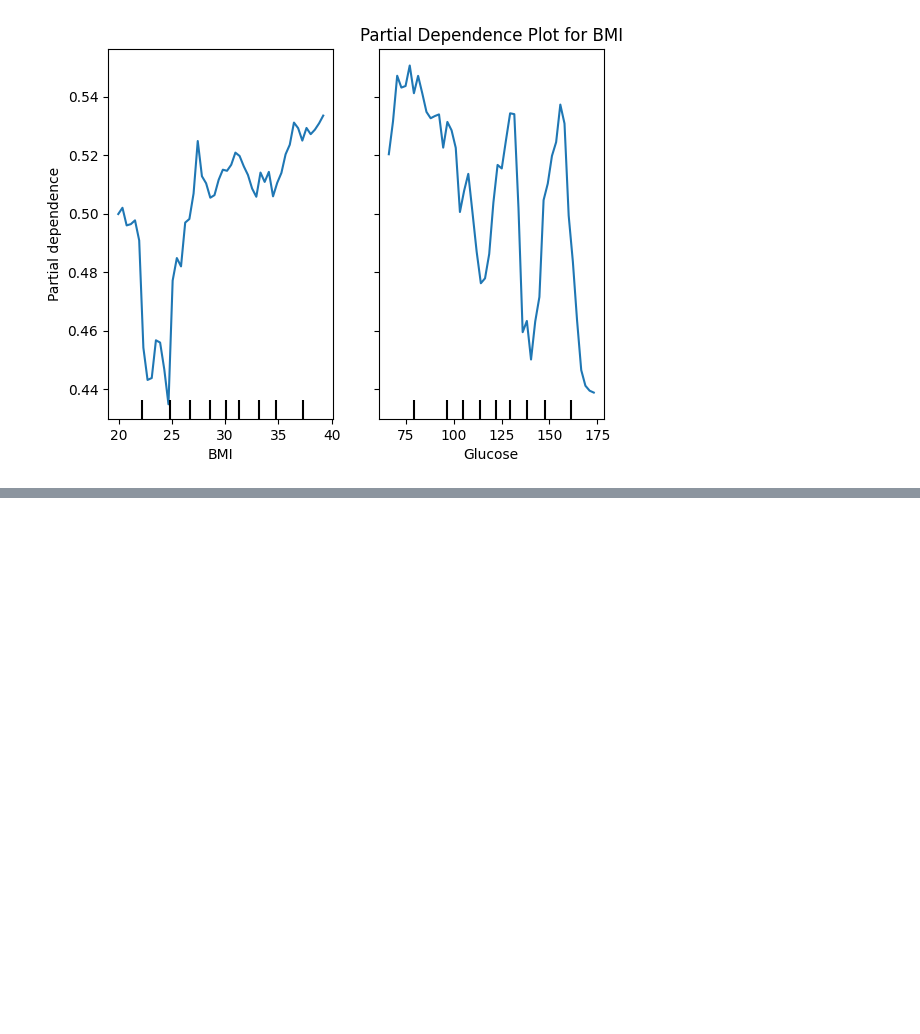
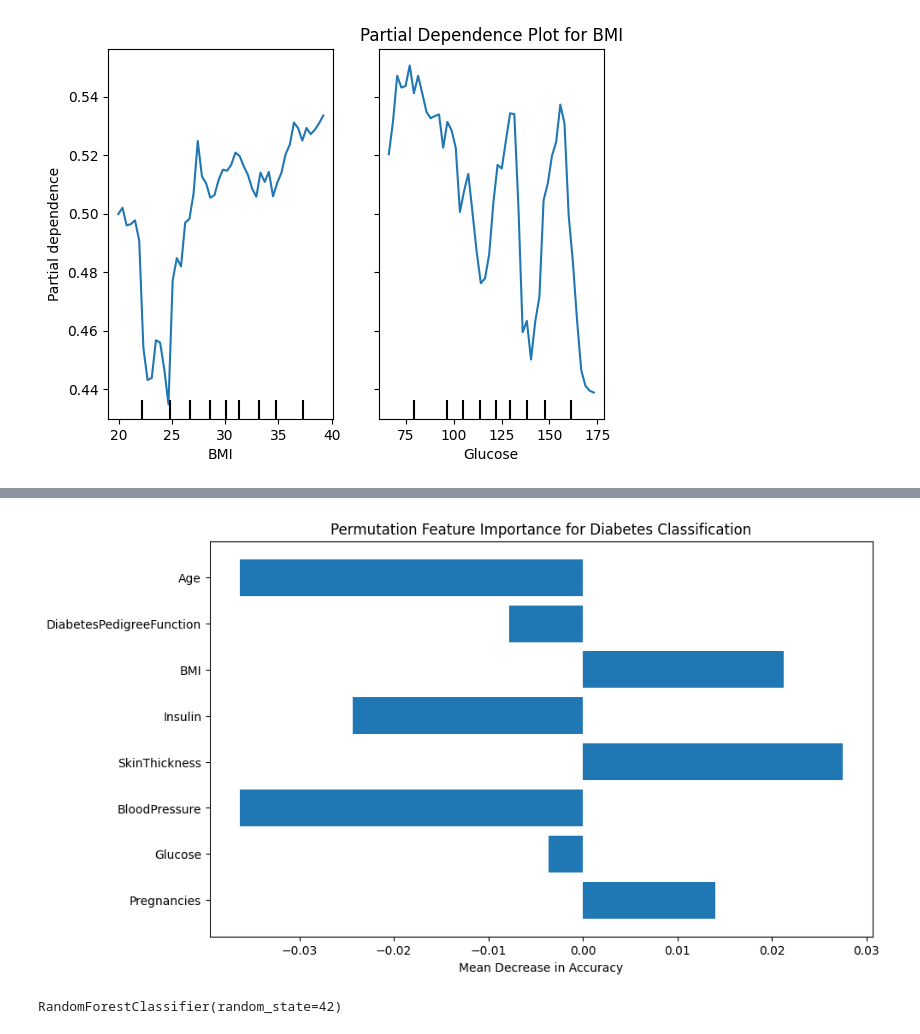
Before and after one commit to gmkumar1988/Data-Analytics-Projects, a Jupyter notebook: Diabetes_Classifcation_Post_HOC.ipynb, the cells around one changed output, grey strips where cells are left out. Cells and saved outputs as stored; diff of their text form; code cells hidden in the pictures; blank space fills up the shorter version.

```diff
--- a/Diabetes_Classifcation_Post_HOC.ipynb
+++ b/Diabetes_Classifcation_Post_HOC.ipynb
@@ -107,0 +119,10 @@ plt.show()
+# %%
+X = diabetes_data.drop('Outcome', axis=1)
+y = diabetes_data['Outcome']
+# %%
+### Train / Test Split:
+X_train, X_test, y_train, y_test = train_test_split(X, y, test_size=0.2, random_state=42)
+# %%
+### Fit a Random Forest Model
+model = RandomForestClassifier(random_state=42)
+model.fit(X_train, y_train)
@@ -107,0 +136,3 @@ plt.show()
+# %%
+### Permutation Importance
+importance_diabetes = permutation_importance(model, X_test, y_test, n_repeats=10, random_state=42)
@@ -107,0 +160,8 @@ plt.show()
+# %%
+plt.figure(figsize=(10,6))
+plt.barh(X.columns, importance_diabetes.importances_mean)
+plt.xlabel("Mean Decrease in Accuracy")
+plt.title("Permutation Feature Importance for Diabetes Classification")
+plt.show()
+# %% [output]
+[figure, added]
@@ -107,0 +178,5 @@ plt.show()
+# %%
+model = RandomForestClassifier(random_state=42)
+model.fit(X, y)
+# %% [output]
+RandomForestClassifier(random_state=42)
```
Also changed, not shown: parts of 10 cells of this notebook.
